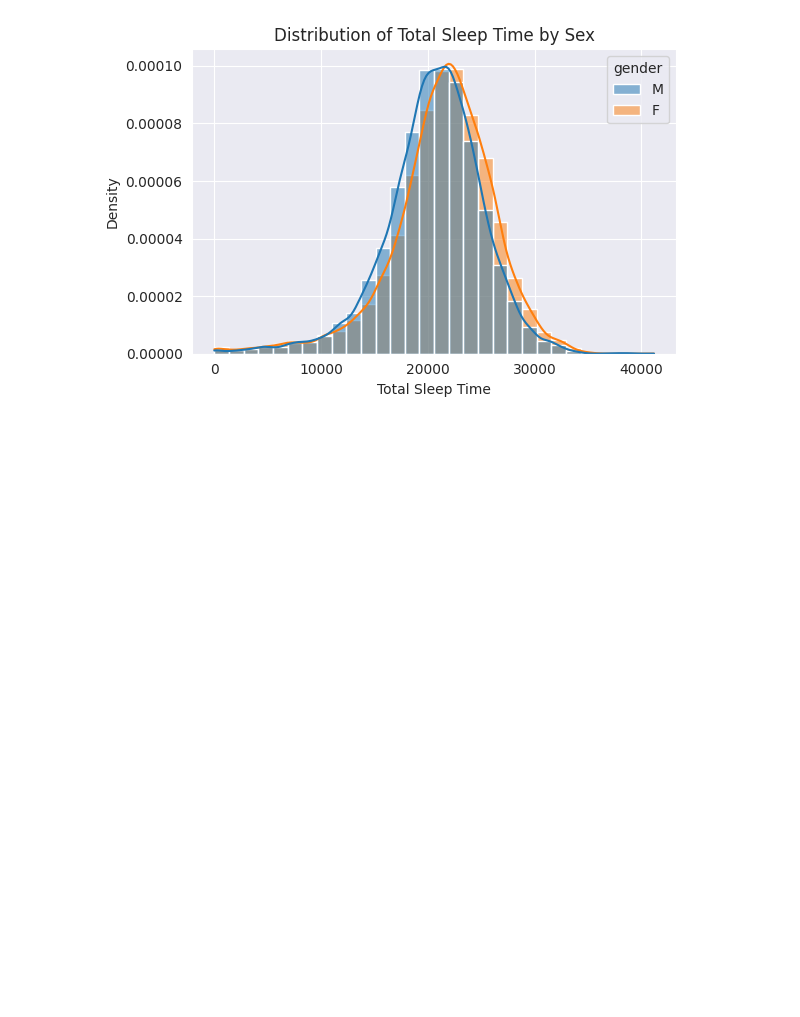
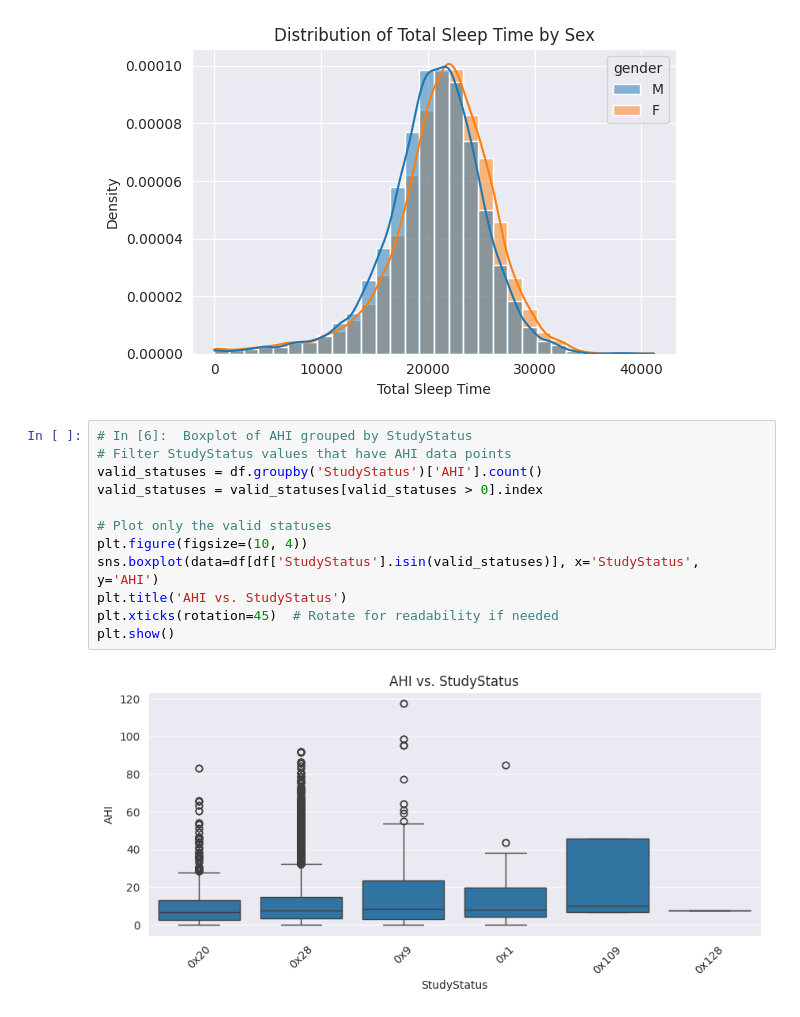
Before and after one commit to gavrielhan/MSc_Thesis, a Jupyter notebook: analysis_sleep.ipynb, the cells around one changed output. Cells and saved outputs as stored; diff of their text form; blank space fills up the shorter version.

```diff
--- a/analysis_sleep.ipynb
+++ b/analysis_sleep.ipynb
@@ -90,3 +90,17 @@ plt.tight_layout()
 plt.show()
 # %% [output]
 [figure]
+# %%
+# In [6]:  Boxplot of AHI grouped by StudyStatus
+# Filter StudyStatus values that have AHI data points
+valid_statuses = df.groupby('StudyStatus')['AHI'].count()
+valid_statuses = valid_statuses[valid_statuses > 0].index
+
+# Plot only the valid statuses
+plt.figure(figsize=(10, 4))
+sns.boxplot(data=df[df['StudyStatus'].isin(valid_statuses)], x='StudyStatus', y='AHI')
+plt.title('AHI vs. StudyStatus')
+plt.xticks(rotation=45)  # Rotate for readability if needed
+plt.show()
+# %% [output]
+[figure, added]
```
Also changed, not shown: parts of 1 cell of this notebook.
